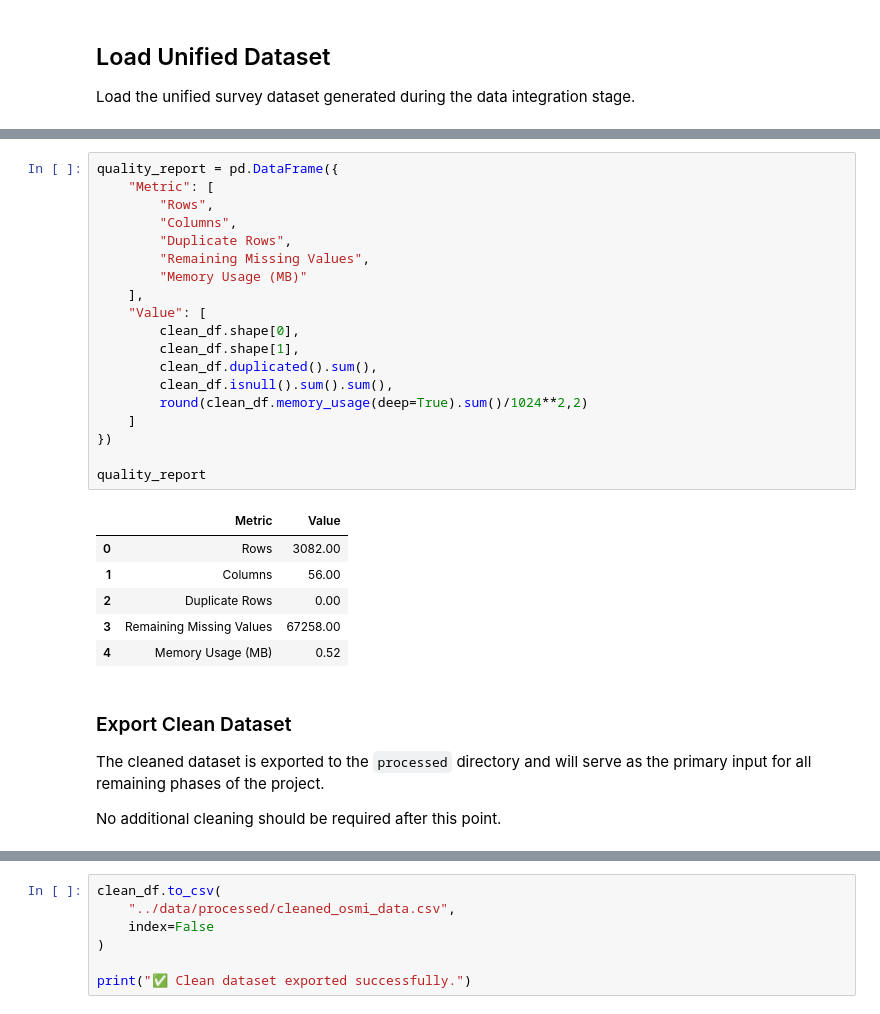
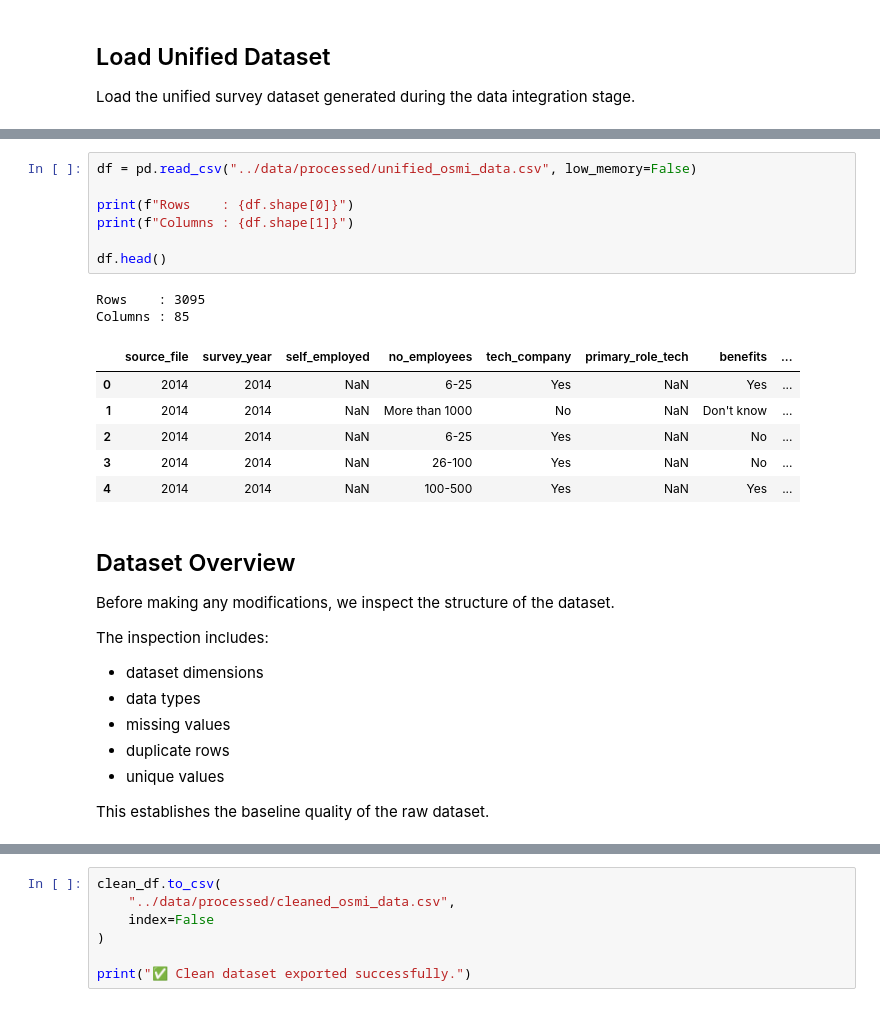
Before and after one commit to acelin009/MentalHealth-AI, a Jupyter notebook: notebooks/02_Data_Cleaning.ipynb, the cells around one changed output, grey strips where cells are left out. Drawn from its saved outputs; the diff is of its cells as text.

```diff
--- a/notebooks/02_Data_Cleaning.ipynb
+++ b/notebooks/02_Data_Cleaning.ipynb
@@ -1009,32 +49,30 @@ This validation confirms that the dataset is ready for exploratory data analysis
-# %%
-quality_report = pd.DataFrame({
-    "Metric": [
-        "Rows",
-        "Columns",
-        "Duplicate Rows",
-        "Remaining Missing Values",
-        "Memory Usage (MB)"
-    ],
-    "Value": [
-        clean_df.shape[0],
-        clean_df.shape[1],
-        clean_df.duplicated().sum(),
-        clean_df.isnull().sum().sum(),
-        round(clean_df.memory_usage(deep=True).sum()/1024**2,2)
-    ]
-})
-
-quality_report
-# %% [output]
-|  | Metric | Value |
-| 0 | Rows | 3082.00 |
-| 1 | Columns | 56.00 |
-| 2 | Duplicate Rows | 0.00 |
-| 3 | Remaining Missing Values | 67258.00 |
-| 4 | Memory Usage (MB) | 0.52 |
-# %% [markdown]
-### Export Clean Dataset
-
-The cleaned dataset is exported to the `processed` directory and will serve as the primary input for all remaining phases of the project.
-
-No additional cleaning should be required after this point.
+# %%
+df = pd.read_csv("../data/processed/unified_osmi_data.csv", low_memory=False)
+
+print(f"Rows    : {df.shape[0]}")
+print(f"Columns : {df.shape[1]}")
+
+df.head()
+# %% [output]
+Rows    : 3095
+Columns : 85
+|  | source_file | survey_year | self_employed | no_employees | tech_company | primary_role_tech | benefits | ... |
+| 0 | 2014 | 2014 | NaN | 6-25 | Yes | NaN | Yes | ... |
+| 1 | 2014 | 2014 | NaN | More than 1000 | No | NaN | Don't know | ... |
+| 2 | 2014 | 2014 | NaN | 6-25 | Yes | NaN | No | ... |
+| 3 | 2014 | 2014 | NaN | 26-100 | Yes | NaN | No | ... |
+| 4 | 2014 | 2014 | NaN | 100-500 | Yes | NaN | Yes | ... |
+# %% [markdown]
+## Dataset Overview
+
+Before making any modifications, we inspect the structure of the dataset.
+
+The inspection includes:
+
+- dataset dimensions
+- data types
+- missing values
+- duplicate rows
+- unique values
+
+This establishes the baseline quality of the raw dataset.
```
Also changed, not shown: parts of 84 cells of this notebook, 3 other files.
